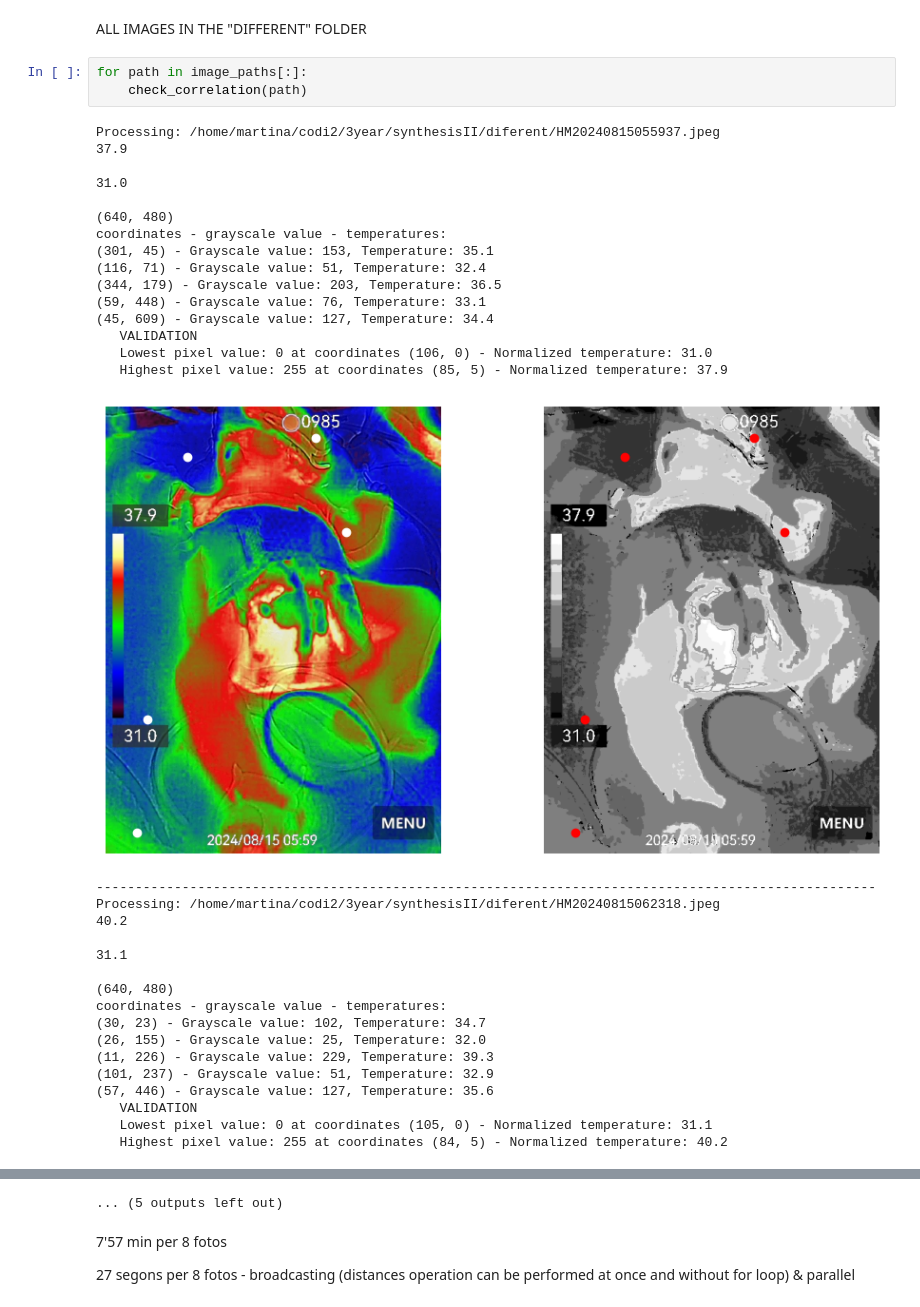
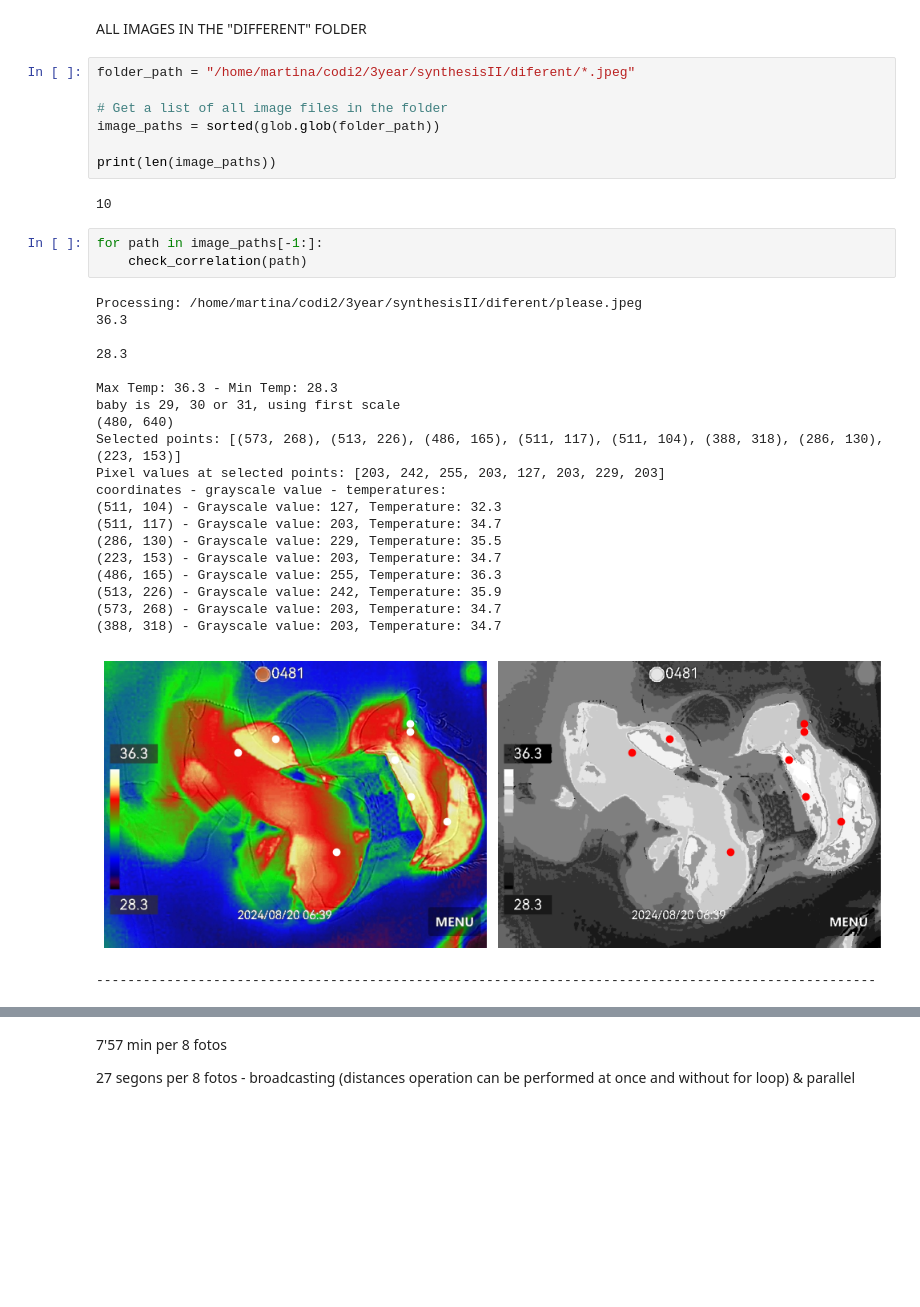
Before and after one commit to Martinacarretta/synthesisII, a Jupyter notebook: all_temperatures.ipynb, the cells around one changed output, grey strips where cells are left out. Saved outputs shown, nothing was run; the diff lists cells and outputs as text; blank space fills up the shorter version.

```diff
--- a/all_temperatures.ipynb
+++ b/all_temperatures.ipynb
@@ -344,39 +339,37 @@ def check_correlation(path):
         print("-" * 100)  # Separator for readability
 # %% [markdown]
 ALL IMAGES IN THE "DIFFERENT" FOLDER
+# %%
+folder_path = "/home/martina/codi2/3year/synthesisII/diferent/*.jpeg"
+
+# Get a list of all image files in the folder
+image_paths = sorted(glob.glob(folder_path))
+
+print(len(image_paths))
+# %% [output]
+10
 # %%
-for path in image_paths[:]:
+for path in image_paths[-1:]:
     check_correlation(path)
 # %% [output]
-Processing: /home/martina/codi2/3year/synthesisII/diferent/HM20240815055937.jpeg
-37.9
+Processing: /home/martina/codi2/3year/synthesisII/diferent/please.jpeg
+36.3
 
-31.0
+28.3
 
-(640, 480)
+Max Temp: 36.3 - Min Temp: 28.3
+baby is 29, 30 or 31, using first scale
+(480, 640)
+Selected points: [(573, 268), (513, 226), (486, 165), (511, 117), (511, 104), (388, 318), (286, 130), (223, 153)]
+Pixel values at selected points: [203, 242, 255, 203, 127, 203, 229, 203]
 coordinates - grayscale value - temperatures:
-(301, 45) - Grayscale value: 153, Temperature: 35.1
-(116, 71) - Grayscale value: 51, Temperature: 32.4
-(344, 179) - Grayscale value: 203, Temperature: 36.5
-(59, 448) - Grayscale value: 76, Temperature: 33.1
-(45, 609) - Grayscale value: 127, Temperature: 34.4
-   VALIDATION
-   Lowest pixel value: 0 at coordinates (106, 0) - Normalized temperature: 31.0
-   Highest pixel value: 255 at coordinates (85, 5) - Normalized temperature: 37.9
+(511, 104) - Grayscale value: 127, Temperature: 32.3
+(511, 117) - Grayscale value: 203, Temperature: 34.7
+(286, 130) - Grayscale value: 229, Temperature: 35.5
+(223, 153) - Grayscale value: 203, Temperature: 34.7
+(486, 165) - Grayscale value: 255, Temperature: 36.3
+(513, 226) - Grayscale value: 242, Temperature: 35.9
+(573, 268) - Grayscale value: 203, Temperature: 34.7
+(388, 318) - Grayscale value: 203, Temperature: 34.7
-[figure, old version]
+[figure, new version]
 ----------------------------------------------------------------------------------------------------
-Processing: /home/martina/codi2/3year/synthesisII/diferent/HM20240815062318.jpeg
-40.2
-
-31.1
-
-(640, 480)
-coordinates - grayscale value - temperatures:
-(30, 23) - Grayscale value: 102, Temperature: 34.7
-(26, 155) - Grayscale value: 25, Temperature: 32.0
-(11, 226) - Grayscale value: 229, Temperature: 39.3
-(101, 237) - Grayscale value: 51, Temperature: 32.9
-(57, 446) - Grayscale value: 127, Temperature: 35.6
-   VALIDATION
-   Lowest pixel value: 0 at coordinates (105, 0) - Normalized temperature: 31.1
-   Highest pixel value: 255 at coordinates (84, 5) - Normalized temperature: 40.2
@@ -452,4 +376,3 @@ coordinates - grayscale value - temperatures:
-... (5 outputs left out)
 # %% [markdown]
 7'57 min per 8 fotos
 
```
Also changed, not shown: parts of 2 cells of this notebook, 5 other files.
